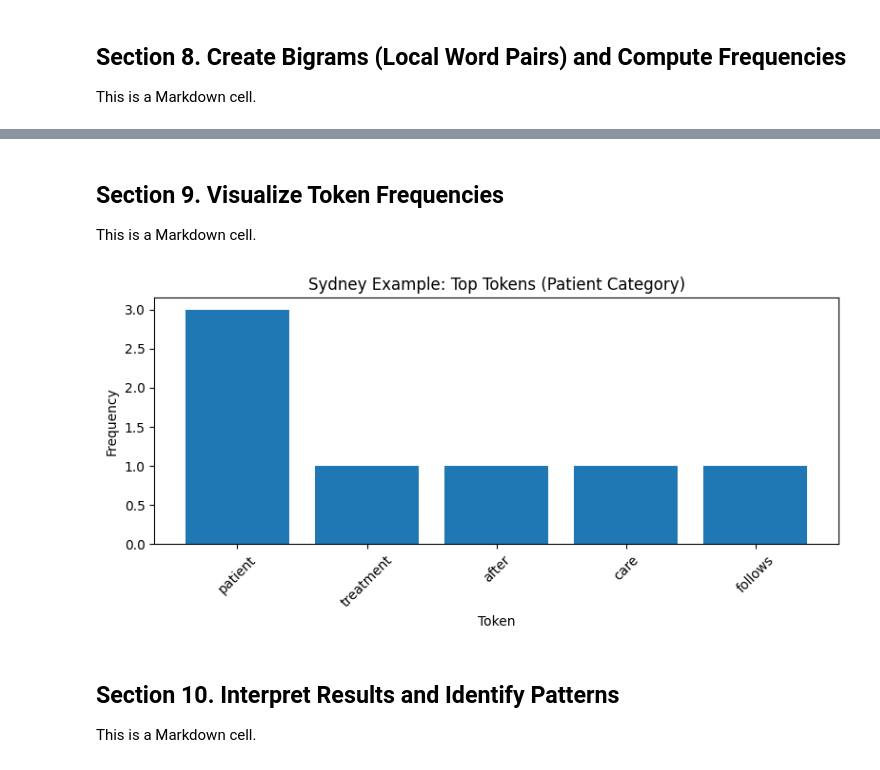
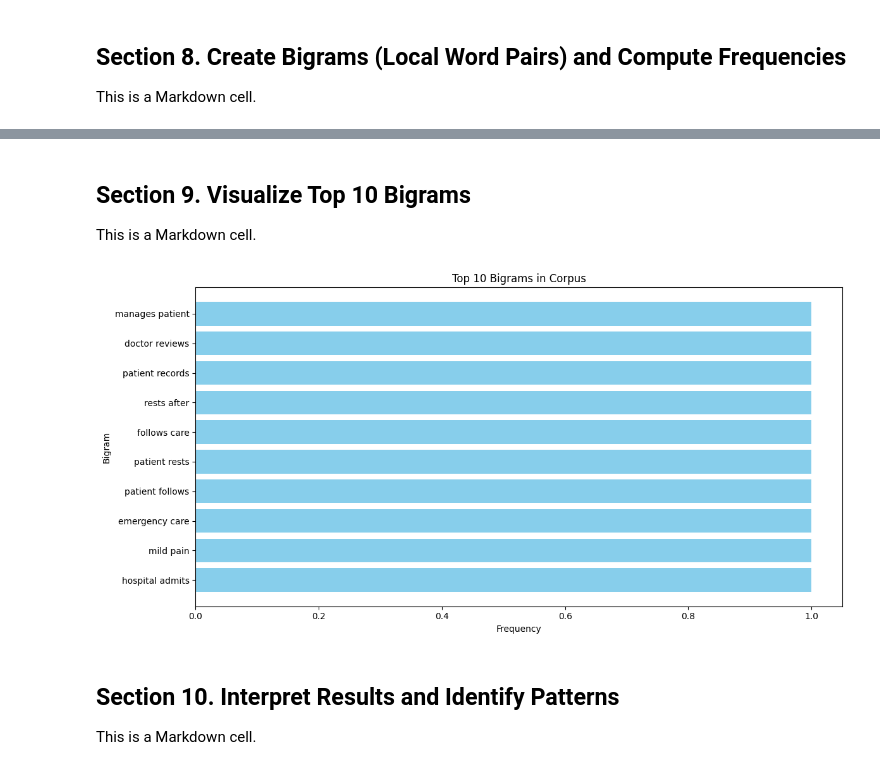
Before and after one commit to sydsailors/nlp-03-text-exploration, a Jupyter notebook: notebooks/nlp_corpus_explore_sailors_phase_5.ipynb, the cells around one changed output, grey strips where cells are left out. Drawn from its saved outputs; the diff is of its cells as text; code cells hidden in the pictures.

```diff
--- a/notebooks/nlp_corpus_explore_sailors_phase_5.ipynb
+++ b/notebooks/nlp_corpus_explore_sailors_phase_5.ipynb
@@ -442,38 +442,23 @@ shape: (10, 2)
 # %% [markdown]
-## Section 9. Visualize Token Frequencies
+## Section 9. Visualize Top 10 Bigrams
 
 This is a Markdown cell.
-# %%
-# Section 9 Python cell
-
-# Define a new DataFrame that filters the category frequency DataFrame
-# to get the top 5 tokens for the "dog" category.
-patient_df = category_freq_df.filter(pl.col("category") == "patient").head(5)
-
-# Create a figure that is 8 inches wide and 4 inches tall
-plt.figure(figsize=(8, 4))
-
-# Add a bar chart to the figure using the tokens as the x-axis and their frequencies as the y-axis.
-plt.bar(patient_df["token"], patient_df["len"])
-
-# Define the x-axis tick parameters to rotate the labels by 45 degrees for better readability.
-# The gca() function gets the current axes of the plot, and tick_params() is used to set the rotation of the x-axis labels.
-ax = plt.gca()
-ax.tick_params(axis="x", labelrotation=45)
-
-# Set the title and labels for the axes of the plot.
-plt.title("Sydney Example: Top Tokens (Patient Category)")
-plt.xlabel("Token")
-plt.ylabel("Frequency")
-
-# Adjust the layout of the plot to prevent overlap and ensure everything fits well.
-plt.tight_layout()
-
-# Display the plot on the screen.
-# The execution of the script will pause until the plot window is closed.
-plt.show()
-# %% [output]
-[figure, removed]
+# %%
+top_n = 10
+top_bigrams = bigram_freq_df.head(top_n)
+
+bigrams = top_bigrams["bigram"].to_list()[::-1]  # Reverse for top-down
+counts = top_bigrams["len"].to_list()[::-1]
+
+plt.figure(figsize=(12, 6))
+plt.barh(bigrams, counts, color='skyblue')
+plt.xlabel("Frequency")
+plt.ylabel("Bigram")
+plt.title(f"Top {top_n} Bigrams in Corpus")
+plt.tight_layout()
+plt.show()
+# %% [output]
+[figure, added]
 # %% [markdown]
 ## Section 10. Interpret Results and Identify Patterns
 
```
Also changed, not shown: parts of 5 cells of this notebook, 1 other file.
